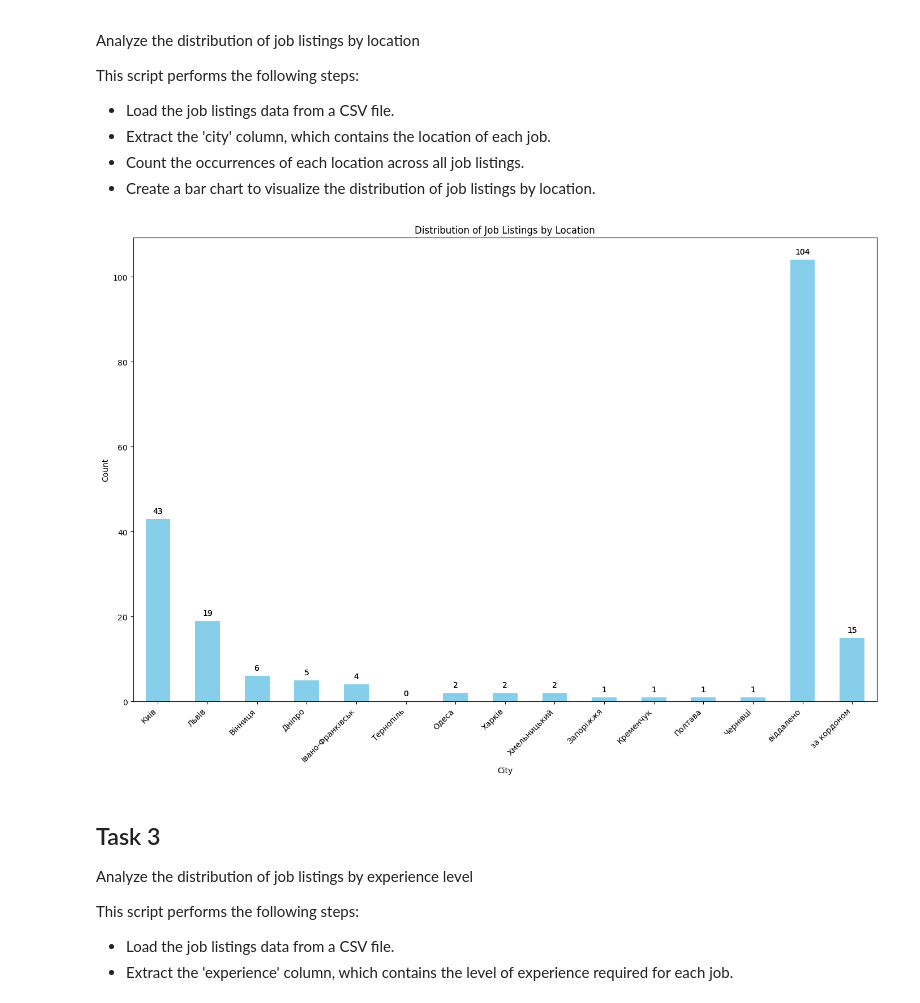
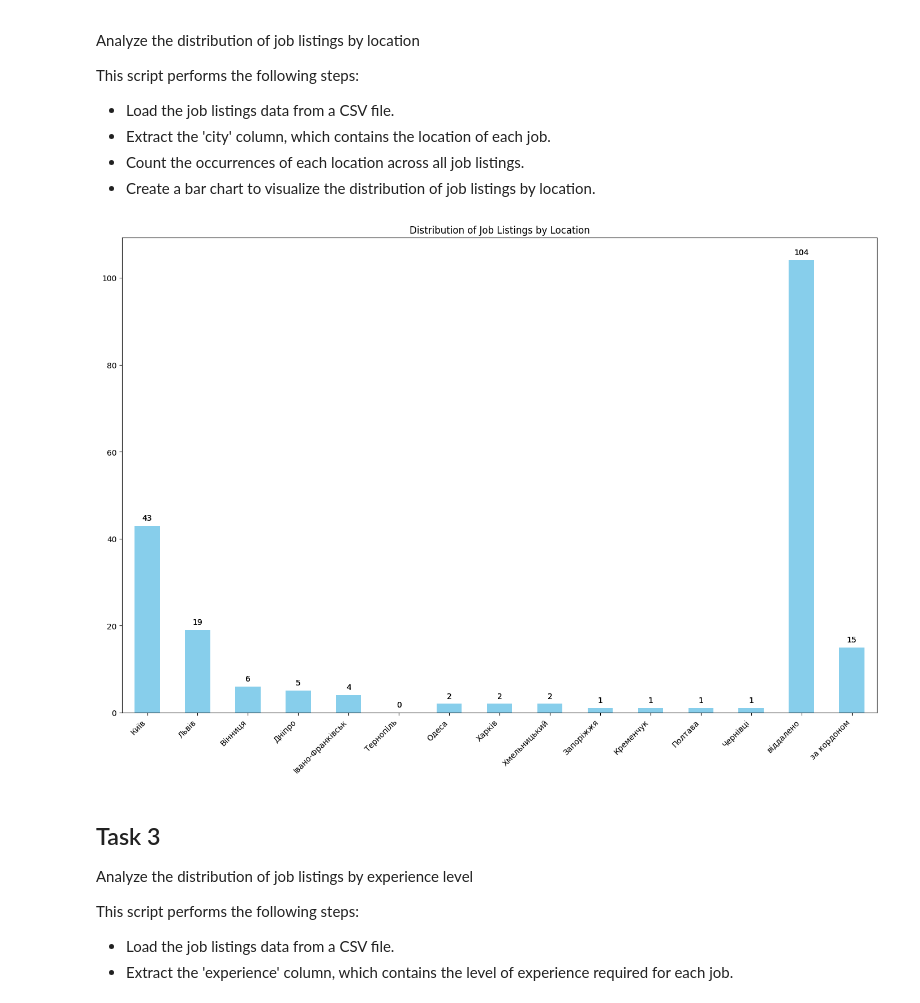
Before and after one commit to oleksandra-shershen/dou-vacancies-analysis, a Jupyter notebook: data_analyzer/analyzer.ipynb, the cells around one changed output. Cells and saved outputs as stored; diff of their text form; code cells hidden in the pictures.

```diff
--- a/data_analyzer/analyzer.ipynb
+++ b/data_analyzer/analyzer.ipynb
@@ -58,36 +56,34 @@ cities_series = vacancies_df['city'].str.split(',').explode().str.strip()
 # Count the occurrences of each city
 city_counts = cities_series.value_counts()
 
 # Filter and count specific locations
 locations = {
     'Київ': 0, 'Львів': 0, 'Вінниця': 0, 'Дніпро': 0, 'Івано-Франківськ': 0,
     'Тернопіль': 0, 'Одеса': 0, 'Харків': 0, 'Хмельницький': 0, 'Запоріжжя': 0,
     'Кременчук': 0, 'Полтава': 0, 'Чернівці': 0, 'віддалено': 0, 'за кордоном': 0
 }
 
 for location in locations.keys():
     if location in city_counts:
         locations[location] = city_counts[location]
 
 # Plot the distribution of job listings by location
 plt.figure(figsize=(14, 10))
 ax = pd.Series(locations).plot(kind='bar', color='skyblue')
 pd.Series(locations).plot(kind='bar', color='skyblue')
 plt.title('Distribution of Job Listings by Location')
-plt.xlabel('City')
-plt.ylabel('Count')
 plt.xticks(rotation=45, ha='right')
 plt.tight_layout()
 
 # Add the numeric labels on the bars
 for p in ax.patches:
     ax.annotate(f'{p.get_height()}', (p.get_x() + p.get_width() / 2., p.get_height()),
                 ha='center', va='center', xytext=(0, 10), textcoords='offset points')
 
 # Display the plot
 plt.show()
 # %% [output]
-[figure, old version]
+[figure, new version]
 # %% [markdown]
 ## Task 3
 Analyze the distribution of job listings by experience level
```
Also changed, not shown: parts of 2 cells of this notebook.
